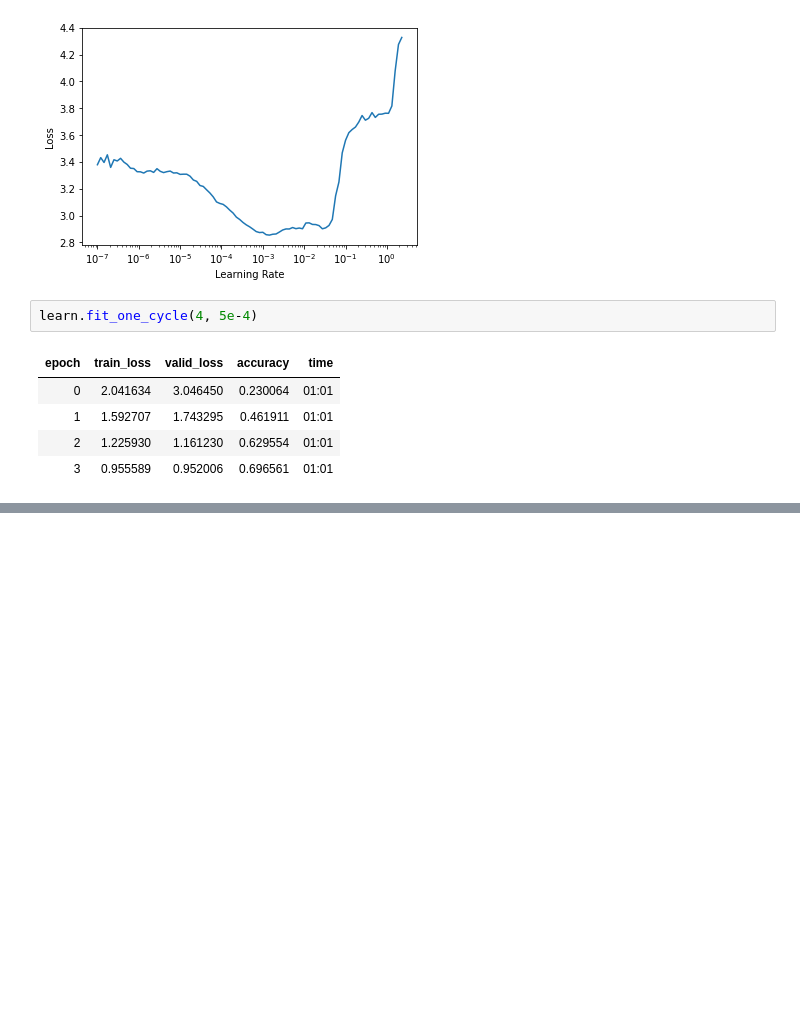
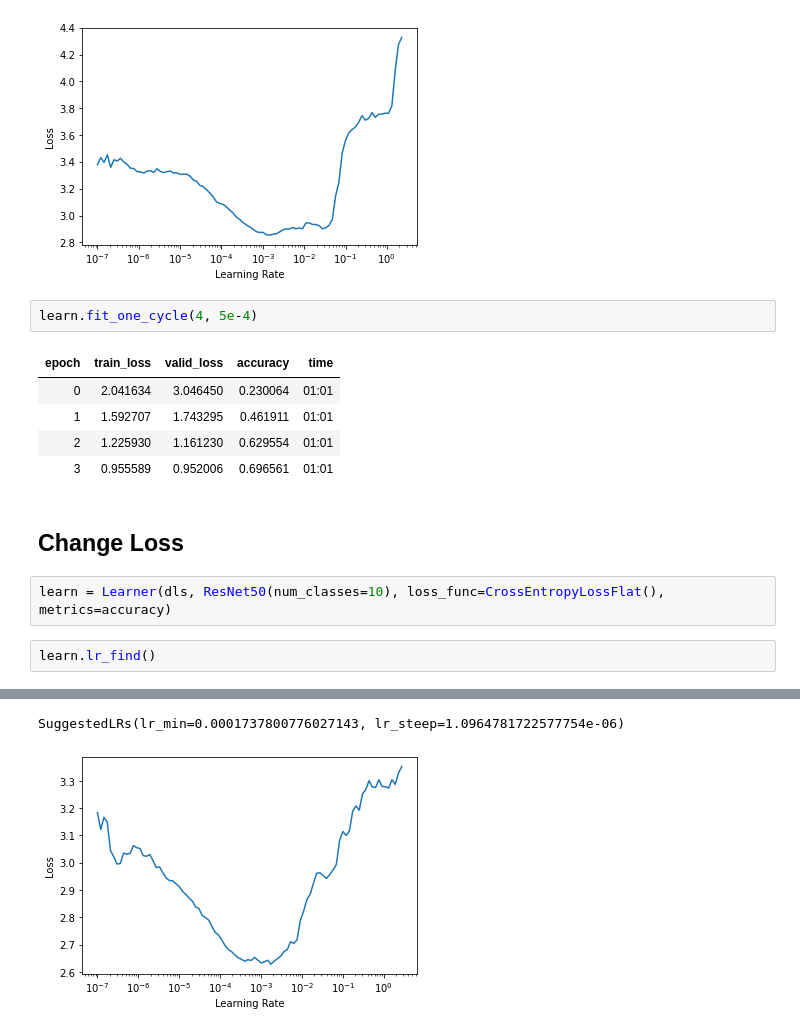
Before and after one commit to m0sys/retinanet-from-torch, a Jupyter notebook: notebooks/15_train_resnet_on_imagenette.ipynb, the cells around one changed output, grey strips where cells are left out. Drawn from its saved outputs; the diff is of its cells as text; blank space fills up the shorter version.

Commit message:
feat: add custom callbacks + optimization + loss func

```diff
--- a/notebooks/15_train_resnet_on_imagenette.ipynb
+++ b/notebooks/15_train_resnet_on_imagenette.ipynb
@@ -244,3 +244,10 @@ learn.fit_one_cycle(4, 5e-4)
 | 1 | 1.592707 | 1.743295 | 0.461911 | 01:01 |
 | 2 | 1.225930 | 1.161230 | 0.629554 | 01:01 |
 | 3 | 0.955589 | 0.952006 | 0.696561 | 01:01 |
+# %% [markdown]
+## Change Loss
+# %%
+learn = Learner(dls, ResNet50(num_classes=10), loss_func=CrossEntropyLossFlat(), metrics=accuracy)
+# %%
+learn.lr_find()
+# %% [output]
@@ -246,0 +255,2 @@ learn.fit_one_cycle(4, 5e-4)
+SuggestedLRs(lr_min=0.0001737800776027143, lr_steep=1.0964781722577754e-06)
+[figure, added]
```
Also changed, not shown: parts of 20 cells of this notebook, 1 other file.
